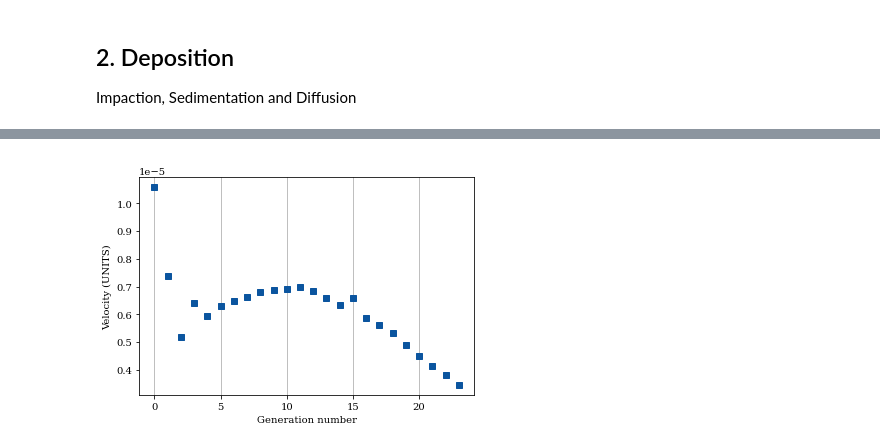
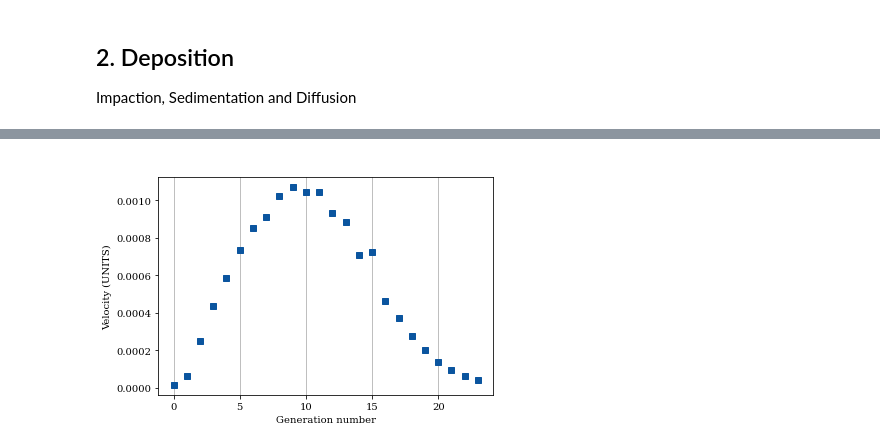
Before and after one commit to ManuelCarrascoY/MEC-BIO586, a Jupyter notebook: COVID Respiratory Modeling/COVID Modeling_Manuel.ipynb, the cells around one changed output, grey strips where cells are left out. Cells and saved outputs as stored; diff of their text form; code cells hidden in the pictures.

```diff
--- a/COVID Respiratory Modeling/COVID Modeling_Manuel.ipynb
+++ b/COVID Respiratory Modeling/COVID Modeling_Manuel.ipynb
@@ -260,33 +221,33 @@ k_I = {}
 k_d = {}
 for i in range(0,final_generation+1):
         k_I[i] = impaction(lengths_SI[i],diameters_SI[i],u[i])
-        k_d[i] = diffusion(lengths_SI[i],diameters_SI[i])
-
-sns.reset_orig()
-sns.set_palette(sns.color_palette())
-sns.set_color_codes()
-sns.set_style({'font.family':'serif', 'font.serif':'Helvetica'})
-
-blues = sns.color_palette("Blues")
-blues.reverse()
-
-fig_flow, ax_flow = plt.subplots()
-ax_flow.set_title(" ")
-ax_flow.set_ylabel("Velocity (UNITS)")
-ax_flow.set_xlabel("Generation number")
-#ax_flow.legend(bbox_to_anchor=(1.05, 1), loc=2, borderaxespad=0., handles=myhandles, labels=mylabels)
-#ax_flow.set(xlim=(11.4, 4.6))
-#ax_flow.set(ylim=(50, 95))
-ax_flow.xaxis.grid()
-
-final_colors = [blues[0]]
-final_lines = ['-']
-final_markers = ['s']
-final_labels = ["label"]
-for i in range(final_generation+1):
-    ax_flow.plot(i, k_d[i], color=final_colors[0],
-                 marker=final_markers[0], label=final_labels[0],
-                 linestyle=final_lines[0])
-#fig_flow.savefig(os.path.join(outputdir, "Pressure_along_path_600dpi"), bbox_inches='tight', dpi=600)
+        k_d[i] = diffusion(lengths_SI[i],Q[i])
-# %% [output]
-[figure, removed]
+# %%
+sns.reset_orig()
+sns.set_palette(sns.color_palette())
+sns.set_color_codes()
+sns.set_style({'font.family':'serif', 'font.serif':'Helvetica'})
+
+blues = sns.color_palette("Blues")
+blues.reverse()
+
+fig_flow, ax_flow = plt.subplots()
+ax_flow.set_title(" ")
+ax_flow.set_ylabel("Velocity (UNITS)")
+ax_flow.set_xlabel("Generation number")
+#ax_flow.legend(bbox_to_anchor=(1.05, 1), loc=2, borderaxespad=0., handles=myhandles, labels=mylabels)
+#ax_flow.set(xlim=(11.4, 4.6))
+#ax_flow.set(ylim=(50, 95))
+ax_flow.xaxis.grid()
+
+final_colors = [blues[0]]
+final_lines = ['-']
+final_markers = ['s']
+final_labels = ["label"]
+for i in range(final_generation+1):
+    ax_flow.plot(i, k_I[i], color=final_colors[0],
+                 marker=final_markers[0], label=final_labels[0],
+                 linestyle=final_lines[0])
+#fig_flow.savefig(os.path.join(outputdir, "Pressure_along_path_600dpi"), bbox_inches='tight', dpi=600)
+# %% [output]
+[figure, added]
```
Also changed, not shown: parts of 9 cells of this notebook, 1 other file.
